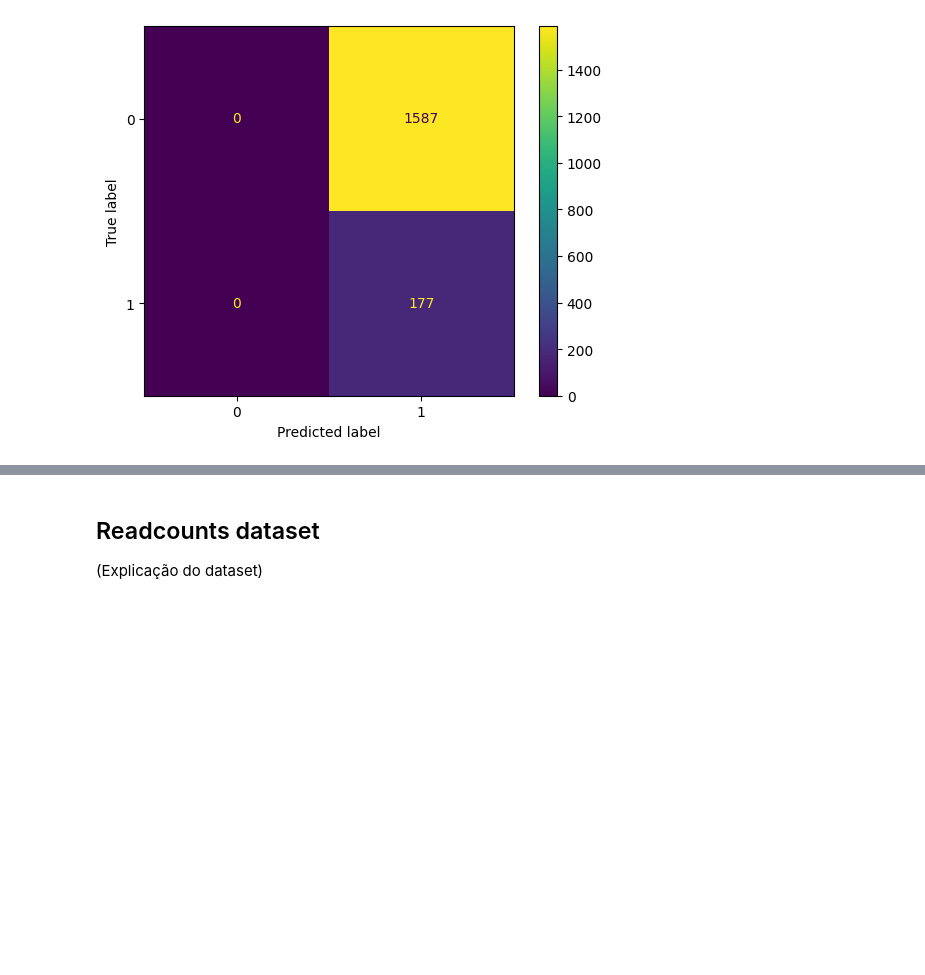
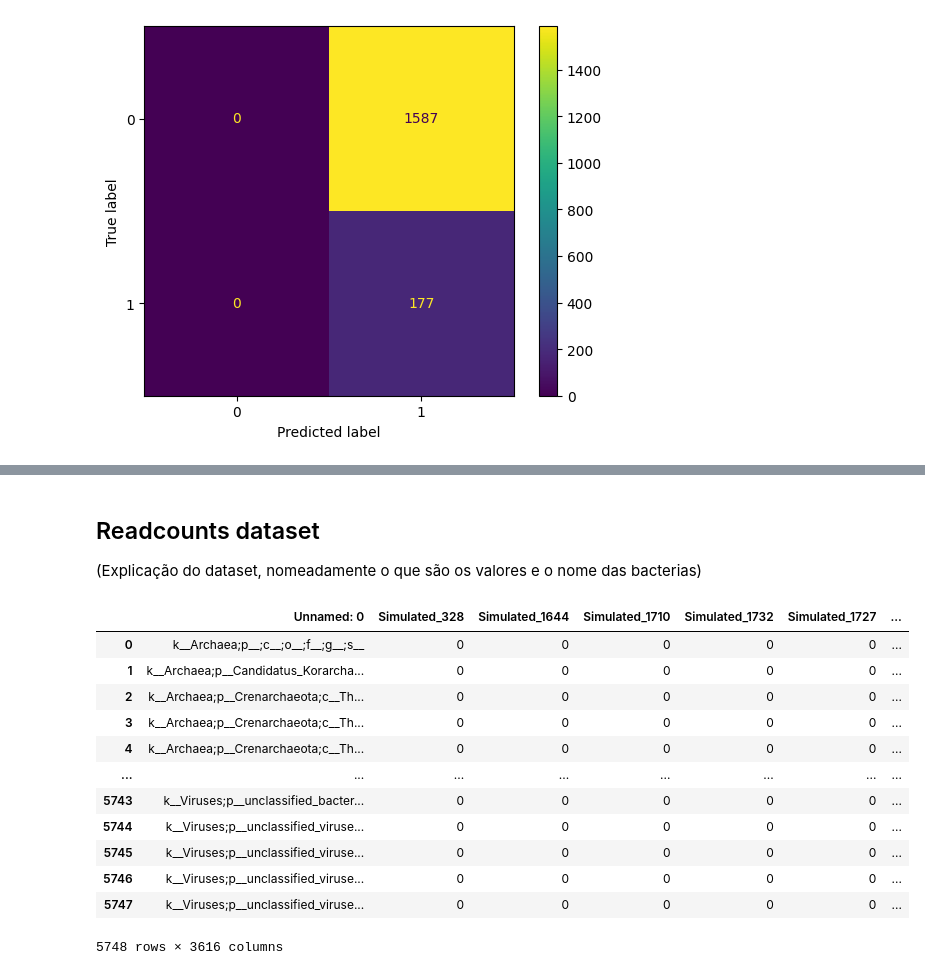
Before and after one commit to Malavita02/TrabalhoSIB, a Jupyter notebook: trabalho_sib.ipynb, the cells around one changed output, grey strips where cells are left out. Cells and saved outputs as stored; diff of their text form; code cells hidden in the pictures; blank space fills up the shorter version.

Commit message:
[add] trabalho_sib readcounts(inc)

```diff
--- a/trabalho_sib.ipynb
+++ b/trabalho_sib.ipynb
@@ -230,3 +263,22 @@ Recall score:  1.0
 # %% [markdown]
 ## Readcounts dataset
-(Explicação do dataset)
+(Explicação do dataset, nomeadamente o que são os valores e o nome das bacterias)
+# %%
+# Carregar os datasets
+readcounts_train = pd.read_csv("train/readcounts_training.csv")
+readcounts_test = pd.read_csv("test/readcounts_test.csv")
+readcounts_train
+# %% [output]
+|  | Unnamed: 0 | Simulated_328 | Simulated_1644 | Simulated_1710 | Simulated_1732 | Simulated_1727 | ... |
+| 0 | k__Archaea;p__;c__;o__;f__;g__;s__ | 0 | 0 | 0 | 0 | 0 | ... |
+| 1 | k__Archaea;p__Candidatus_Korarcha... | 0 | 0 | 0 | 0 | 0 | ... |
+| 2 | k__Archaea;p__Crenarchaeota;c__Th... | 0 | 0 | 0 | 0 | 0 | ... |
+| 3 | k__Archaea;p__Crenarchaeota;c__Th... | 0 | 0 | 0 | 0 | 0 | ... |
+| 4 | k__Archaea;p__Crenarchaeota;c__Th... | 0 | 0 | 0 | 0 | 0 | ... |
+| ... | ... | ... | ... | ... | ... | ... | ... |
+| 5743 | k__Viruses;p__unclassified_bacter... | 0 | 0 | 0 | 0 | 0 | ... |
+| 5744 | k__Viruses;p__unclassified_viruse... | 0 | 0 | 0 | 0 | 0 | ... |
+| 5745 | k__Viruses;p__unclassified_viruse... | 0 | 0 | 0 | 0 | 0 | ... |
+| 5746 | k__Viruses;p__unclassified_viruse... | 0 | 0 | 0 | 0 | 0 | ... |
+| 5747 | k__Viruses;p__unclassified_viruse... | 0 | 0 | 0 | 0 | 0 | ... |
+5748 rows × 3616 columns
```
Also changed, not shown: parts of 16 cells of this notebook.
